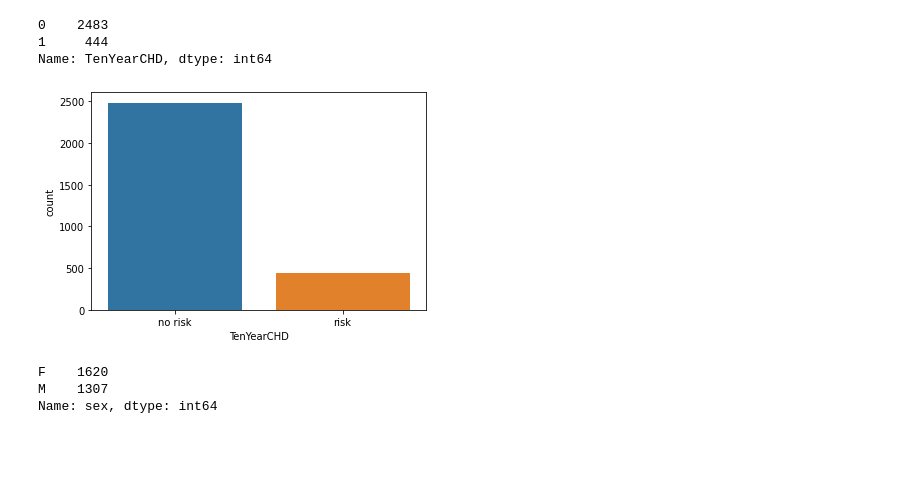
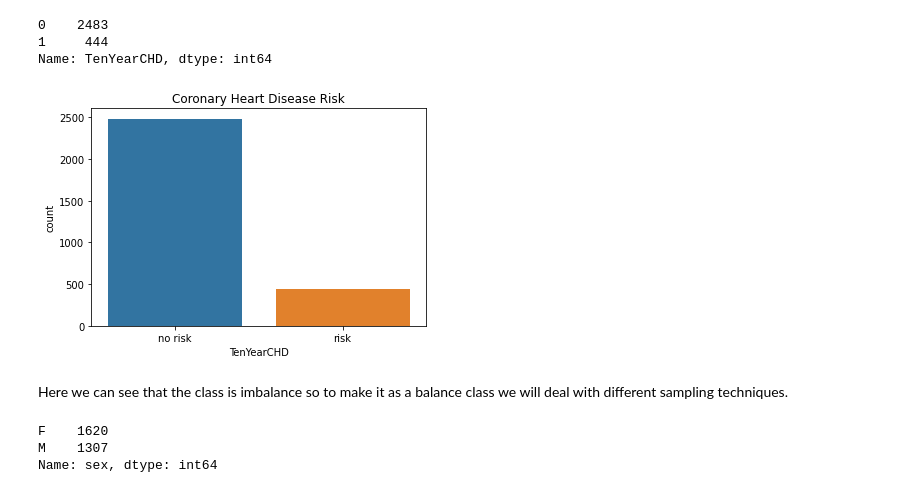
Before and after one commit to saahilahujaa/Cardiovascular-Risk, a Jupyter notebook: Cardiovascular_risk.ipynb, the cells around one changed output. Drawn from its saved outputs; the diff is of its cells as text; code cells hidden in the pictures; blank space fills up the shorter version.

```diff
--- a/Cardiovascular_risk.ipynb
+++ b/Cardiovascular_risk.ipynb
@@ -147,9 +297,13 @@ Name: TenYearCHD, dtype: int64
 # %%
 g = sns.countplot(df['TenYearCHD'])
 g.set_xticklabels(['no risk','risk'])
+g.set_title('Coronary Heart Disease Risk')
 plt.show()
 # %% [output]
-[figure, old version]
+[figure, new version]
+# %% [markdown]
+Here we can see that the class is imbalance
+so to make it as a balance class we will deal with different sampling techniques.
 # %%
 #cpunting numbers of males and females.
 df["sex"].value_counts()
```
Also changed, not shown: parts of 93 cells of this notebook.
